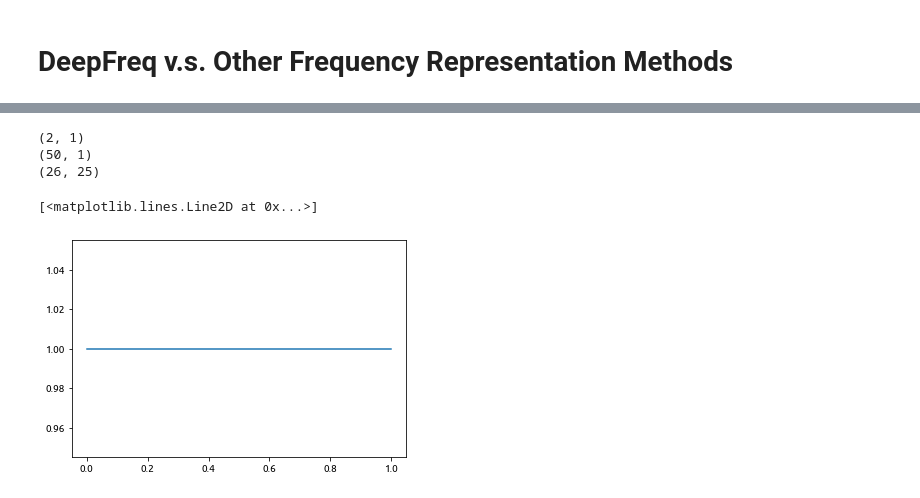
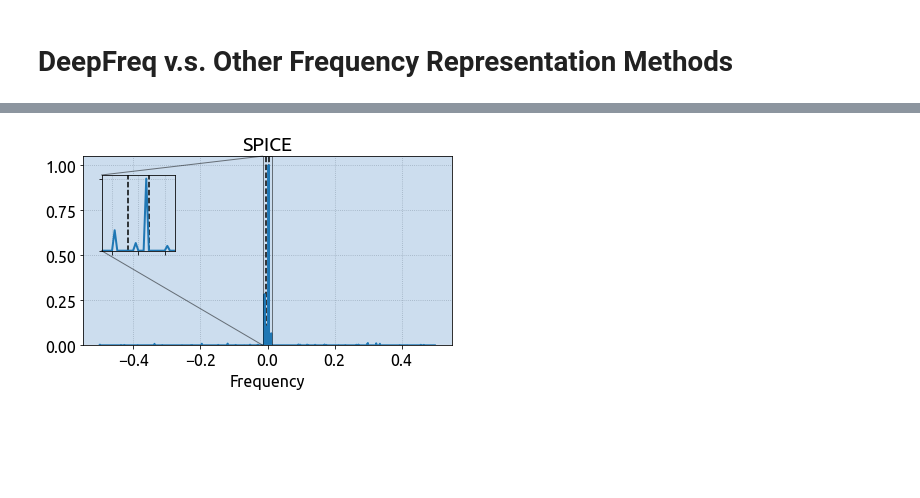
Before and after one commit to ElasticDuckCode/DeepFreq, a Jupyter notebook: FFT_vs_DeepFreq.ipynb, the cells around one changed output, grey strips where cells are left out. Cells and saved outputs as stored; diff of their text form; code cells hidden in the pictures; blank space fills up the shorter version.

Commit message:
Added SPICE for comparision.

```diff
--- a/FFT_vs_DeepFreq.ipynb
+++ b/FFT_vs_DeepFreq.ipynb
@@ -429,41 +470,36 @@ plt.show()
 # %%
-''' Iterative MUSIC '''
-from scipy.signal import find_peaks
+S_spice = spice(y, A, mode="SLIM")
 
-def buildManifold(flist, M):
-    A = np.zeros([M, len(flist)], dtype=complex)
-    for i, freq in enumerate(flist):
-        A[:, i] = np.exp(1j* 2*np.pi* freq * np.arange(M))
-    return A
+# Plot
+zoom_space = 0.01
+plt.rcParams.update({'font.size': 16})
+fig, ax = plt.subplots(figsize=(6,4))
 
-L = M//2
-Hkl = hankel(y[:L+1], y[L:])
-U, s, _ = svd(Hkl, full_matrices=True)
-U2 = U[:, len(th):] # must know source number
-projection = norm(U2.conj().T @ A[:L+1, :], axis=0)
-S_im = 1/projection
-S_im /= S_im.max()
+ax.plot(fft.fftshift(fgrid), fft.fftshift(S_spice), linewidth=2, label='Frequency representation')
+y1, y2 = ax.get_ylim()
+ax.vlines(th, linestyle='--', ymin=0, ymax=y2, color='k', label='True frequency')
+ax.set_ylim(0, y2)
+ax.set_xlabel('Frequency')
+ax.set_title('SPICE')
+ax.grid(color='#99AABB', linestyle=':')
+ax.set_facecolor('#CCDDEE')
 
+# Zoomed plot
+axins = ax.inset_axes([0.05, 0.5, 0.2, 0.4])
+axins.plot(fft.fftshift(fgrid), fft.fftshift(S_spice), linewidth=2, label='Frequency representation')
+y1, y2 = ax.get_ylim()
+axins.vlines(th, linestyle='--', ymin=y1, ymax=y2, color='k', label='True frequency')
+x1, x2 = th.min()-zoom_space, th.max()+zoom_space
+axins.set_xlim(x1, x2)
+axins.set_ylim(0, y2)
+axins.set_xticklabels('')
+axins.set_yticklabels('')
+axins.grid(color='#99AABB', linestyle=':')
+axins.set_facecolor('#CCDDEE')
 
-R_0 = Hkl @ Hkl.conj().T
-for l in range(1):
-    findx, _ = find_peaks(S_im, height=0.2)
-    A_l = buildManifold(fgrid[findx], M)
-    s_l = pinv(A_l) @ y
-    n_l = y - A_l @ s_l
+ax.indicate_inset_zoom(axins, edgecolor="k")
 
-    print(s_l.shape)
-    print(n_l.shape)
-    print(Hkl.shape)
-
-    R_l = A_l @ s_l @ n_l.conj().T
-
-
-plt.plot(s_l.real)
-#plt.plot(y.real)
+plt.tight_layout()
+plt.show()
 # %% [output]
-(2, 1)
-(50, 1)
-(26, 25)
-[<matplotlib.lines.Line2D at 0x...>]
-[figure, old version]
+[figure, new version]
```
Also changed, not shown: parts of 18 cells of this notebook.
